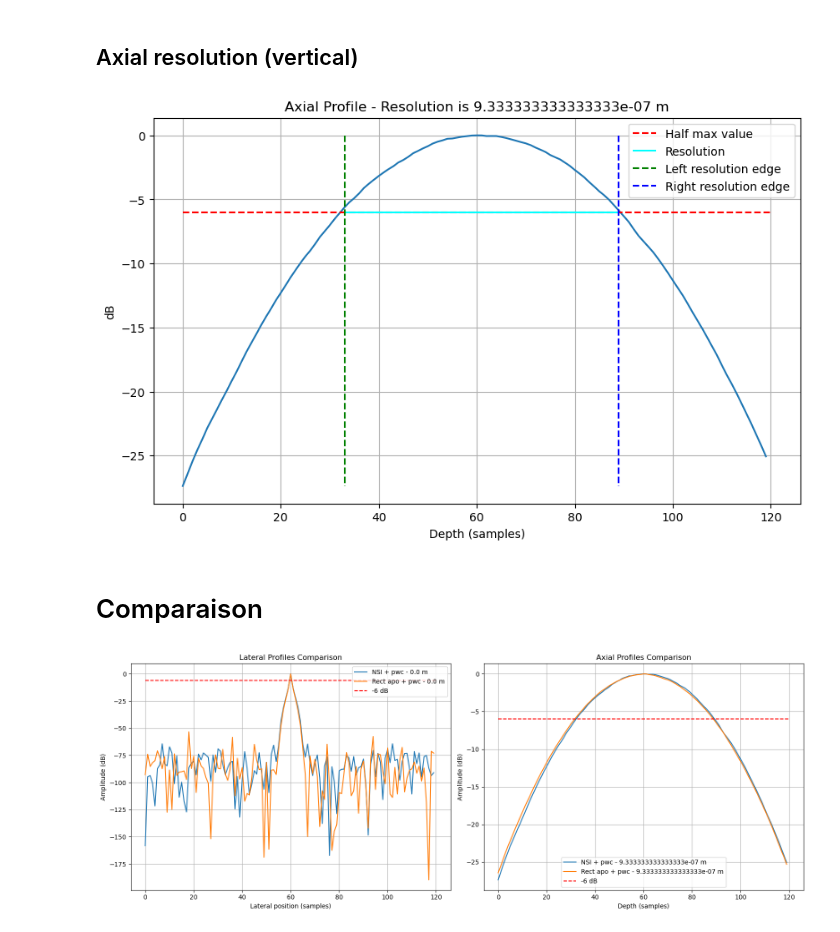
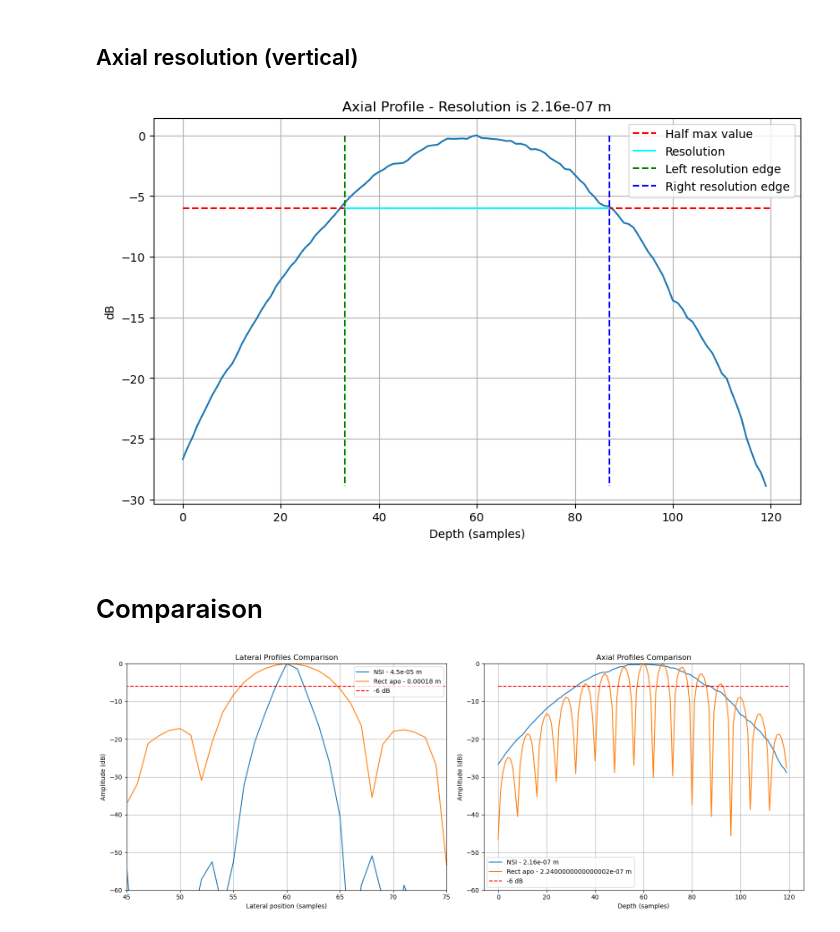
Before and after one commit to MatthieuVAUTRIN/superresolution, a Jupyter notebook: 003_visualization.ipynb, the cells around one changed output. Cells and saved outputs as stored; diff of their text form; code cells hidden in the pictures.

```diff
--- a/003_visualization.ipynb
+++ b/003_visualization.ipynb
@@ -1,8 +1,10 @@
 # %% [markdown]
 # Settings
 # %%
-file_path1 = "./data_nsi/csv/beamformed/env_nsi_angles.npy"
-file_path2 = "./data_nsi/csv/beamformed/bf_matrix_rectangle.npy"
+file_path1 = "./data_nsi/csv/beamformed/000_test1_angle0_env_nsi.npy"
+file_path2 = "./data_nsi/csv/beamformed/000_test1_angle0_rectangle.npy"
+
+visualizing_upsampled_data = True
 # %% [markdown]
 # Imports
 # %%
@@ -29,6 +31,7 @@ def calculate_variables(params):
     step_size = 1 / sampling_rate #cuz frequency = 1 / T
     samples = int(sampling_rate * (total_depth / c)) #sampling rate 1/s * total depth m / (m/s) = samples - samples needed to cover the total depth
     upsampled_samples = samples + (interpolation_factor - 1) * (samples - 1)
+    upsampled_step_size = step_size / interpolation_factor
 
     pos = np.linspace(start=0, stop=array_length, num=array_length, dtype=int) #array position sampling
     time = np.linspace(start=0, stop=step_size * samples, num=samples) #time sampling
@@ -37,6 +40,7 @@ def calculate_variables(params):
     params["simulation"]["samples"] = samples
     params["simulation"]["upsampled_samples"] = upsampled_samples
     params["simulation"]["upsampled_sampling_rate"] = sampling_rate * interpolation_factor
+    params["simulation"]["upsampled_step_size"] = upsampled_step_size
 
     #more info
     params["simulation"]["maximal_acquisition_depth"] = c * (step_size * samples) / 2 #maximal acquisition depth in m
@@ -47,6 +51,7 @@ def calculate_variables(params):
     print("Samples: ", samples)
     print("Upsampled samples: ", upsampled_samples)
     print("Step size: ", step_size, "s")
+    print("Upsampled step size: ", upsampled_step_size, "s")
     print("Maximal acquisition depth:", params["simulation"]["maximal_acquisition_depth"], "m")
     print("Lateral step: ", params["simulation"]["lateral_step"], "m")
 
@@ -64,3 +70,5 @@ Lateral step:  2.5e-05 m
+# %%
+step_size = params["simulation"]["upsampled_step_size"] if visualizing_upsampled_data else params["simulation"]["step_size"]
 # %% [markdown]
 # Import bf image
 # %%
@@ -151,7 +159,7 @@ ax_left_idx, ax_right_idx, ax_res = calculate_resolution(axial_profile)
 
 plt.figure(figsize=(10, 6))
 plt.plot(axial_profile)
-plt.title(f"Axial Profile - Resolution is {ax_res * params["simulation"]["step_size"]} m")
+plt.title(f"Axial Profile - Resolution is {ax_res * step_size} m")
 plt.xlabel("Depth (samples)")
 plt.ylabel("dB")
 plt.grid(True)
@@ -162,11 +170,11 @@ plt.vlines(ax_right_idx, 0, min(axial_profile), colors='b', linestyles='--', lab
 plt.legend()
 plt.show()
 # %% [output]
-[figure, old version]
+[figure, new version]
 # %% [markdown]
 # Comparaison
 # %%
-def compare_resolutions(bf_matrix1, bf_matrix2, params, submatrix_size=120, labels=["Image 1", "Image 2"]):
+def compare_resolutions(bf_matrix1, bf_matrix2, step_size, lateral_step, submatrix_size=120, labels=["Image 1", "Image 2"], ymin=-60, ymax=0, xmin=45, xmax=75):
 
     high_energy_zone1 = extract_highest_value_region(bf_matrix1, submatrix_size)
     high_energy_zone2 = extract_highest_value_region(bf_matrix2, submatrix_size)
@@ -190,11 +198,11 @@ def compare_resolutions(bf_matrix1, bf_matrix2, params, submatrix_size=120, labe
     ax_left_idx2, ax_right_idx2, ax_res2 = calculate_resolution(axial_profile2)
 
     #convert resolutions to meters
-    lat_res1_m = lat_res1 * params['simulation']['lateral_step']
-    lat_res2_m = lat_res2 * params['simulation']['lateral_step']
+    lat_res1_m = lat_res1 * lateral_step
+    lat_res2_m = lat_res2 * lateral_step
 
-    ax_res1_m = ax_res1 * params['simulation']['step_size']
-    ax_res2_m = ax_res2 * params['simulation']['step_size']
+    ax_res1_m = ax_res1 * step_size
+    ax_res2_m = ax_res2 * step_size
 
     #viz
     fig, axes = plt.subplots(1, 2, figsize=(16, 6))
@@ -207,6 +215,8 @@ def compare_resolutions(bf_matrix1, bf_matrix2, params, submatrix_size=120, labe
     axes[0].set_ylabel("Amplitude (dB)")
     axes[0].grid(True)
     axes[0].hlines(-6, 0, max(lateral_profile1.shape[0], lateral_profile2.shape[0]), colors='r', linestyles='--', label='-6 dB')
+    axes[0].set_ylim(ymin, ymax)
+    axes[0].set_xlim(xmin, xmax)
     axes[0].legend()
 
     #plot axial profiles
@@ -217,11 +227,12 @@ def compare_resolutions(bf_matrix1, bf_matrix2, params, submatrix_size=120, labe
     axes[1].set_ylabel("Amplitude (dB)")
     axes[1].grid(True)
     axes[1].hlines(-6, 0, max(axial_profile1.shape[0], axial_profile2.shape[0]), colors='r', linestyles='--', label='-6 dB')
+    axes[1].set_ylim(ymin, ymax)
     axes[1].legend()
 
     plt.tight_layout()
     plt.show()
 # %%
-compare_resolutions(bf_matrix1, bf_matrix2, params, submatrix_size=120, labels=["NSI + pwc", "Rect apo + pwc"])
+compare_resolutions(bf_matrix1, bf_matrix2, step_size, params["simulation"]["lateral_step"], submatrix_size=120, labels=["NSI", "Rect apo"], ymin=-60, ymax=0, xmin=45, xmax=75)
 # %% [output]
-[figure, old version]
+[figure, new version]
```
Also changed, not shown: parts of 4 cells of this notebook, 3 other files.
